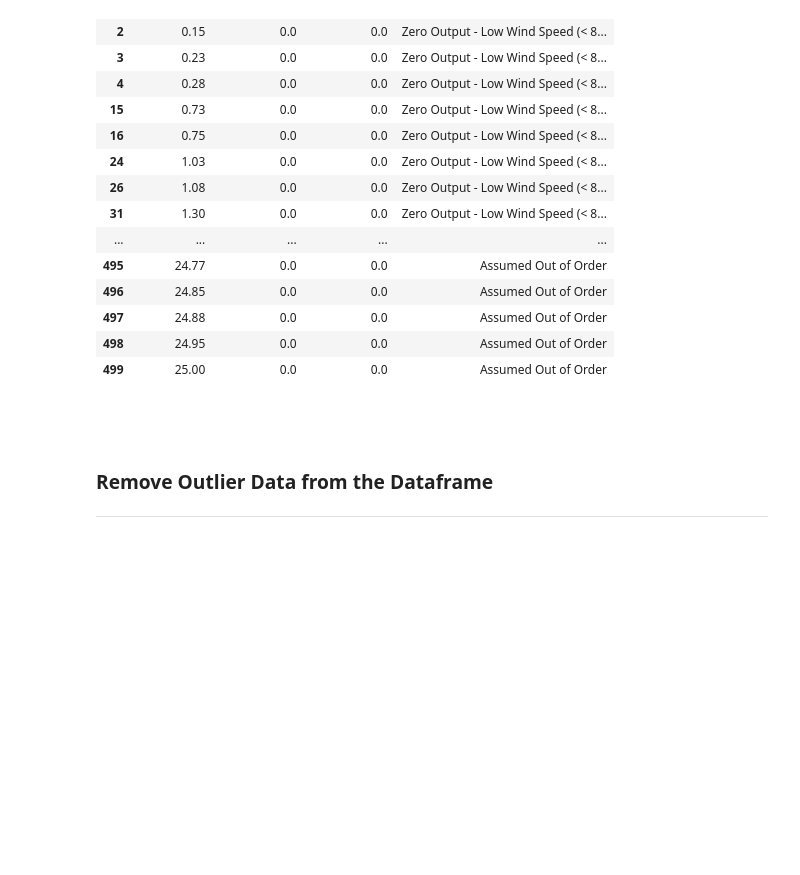
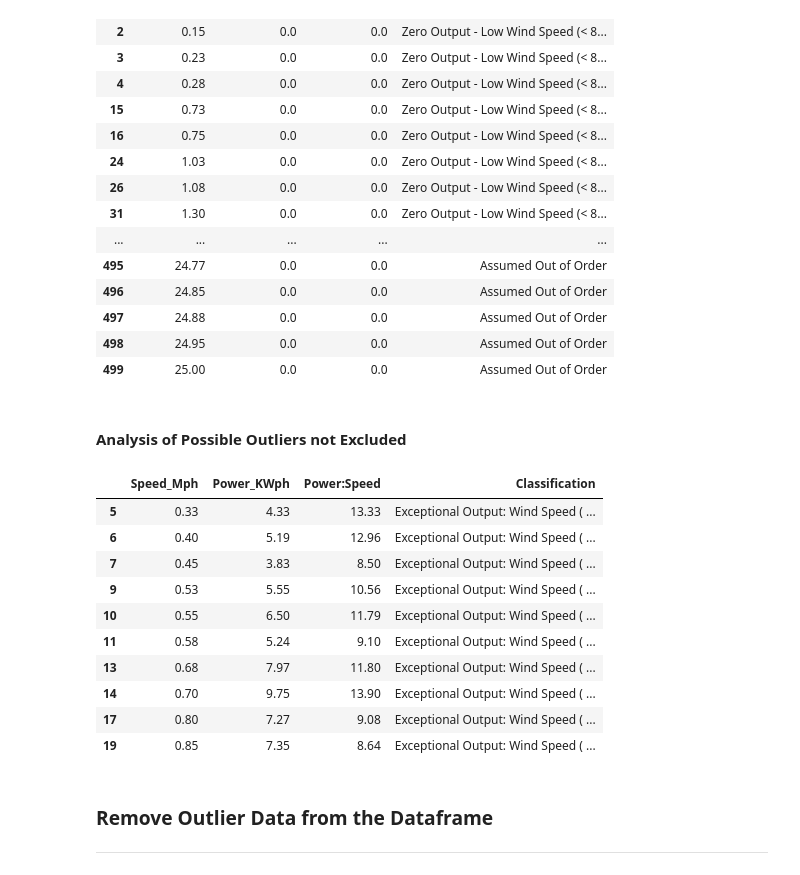
Before and after one commit to Fiona-600/Data-Analytics-2020-Project, a Jupyter notebook: Final Project 2020.ipynb, the cells around one changed output. Saved outputs shown, nothing was run; the diff lists cells and outputs as text; code cells hidden in the pictures; blank space fills up the shorter version.

```diff
--- a/Final Project 2020.ipynb
+++ b/Final Project 2020.ipynb
@@ -243,8 +235,23 @@ df[df['Power_KWph'] == 0]
 | 497 | 24.88 | 0.0 | 0.0 | Assumed Out of Order |
 | 498 | 24.95 | 0.0 | 0.0 | Assumed Out of Order |
 | 499 | 25.00 | 0.0 | 0.0 | Assumed Out of Order |
-# %% [markdown]
-<BR>
+# %% [markdown]
+#### Analysis of Possible Outliers not Excluded
+# %%
+#df.loc[(df.Power:Speed > 0) & (df.Speed_Mph < 8)]
+df.loc[(df.Power_KWph/df.Speed_Mph > 8) & (df.Speed_Mph < 8)]
+# %% [output]
+|  | Speed_Mph | Power_KWph | Power:Speed | Classification |
+| 5 | 0.33 | 4.33 | 13.33 | Exceptional Output: Wind Speed ( ... |
+| 6 | 0.40 | 5.19 | 12.96 | Exceptional Output: Wind Speed ( ... |
+| 7 | 0.45 | 3.83 | 8.50 | Exceptional Output: Wind Speed ( ... |
+| 9 | 0.53 | 5.55 | 10.56 | Exceptional Output: Wind Speed ( ... |
+| 10 | 0.55 | 6.50 | 11.79 | Exceptional Output: Wind Speed ( ... |
+| 11 | 0.58 | 5.24 | 9.10 | Exceptional Output: Wind Speed ( ... |
+| 13 | 0.68 | 7.97 | 11.80 | Exceptional Output: Wind Speed ( ... |
+| 14 | 0.70 | 9.75 | 13.90 | Exceptional Output: Wind Speed ( ... |
+| 17 | 0.80 | 7.27 | 9.08 | Exceptional Output: Wind Speed ( ... |
+| 19 | 0.85 | 7.35 | 8.64 | Exceptional Output: Wind Speed ( ... |
 # %% [markdown]
 ### Remove Outlier Data from the Dataframe
 ***
```
Also changed, not shown: parts of 31 cells of this notebook.
